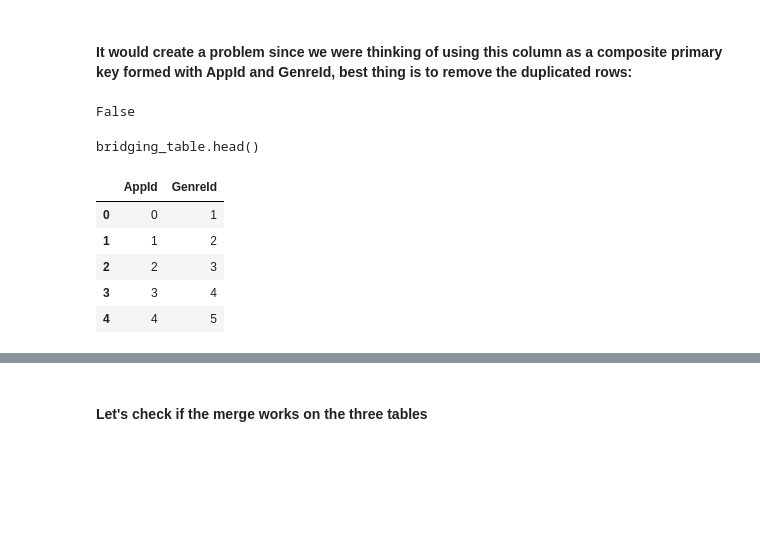
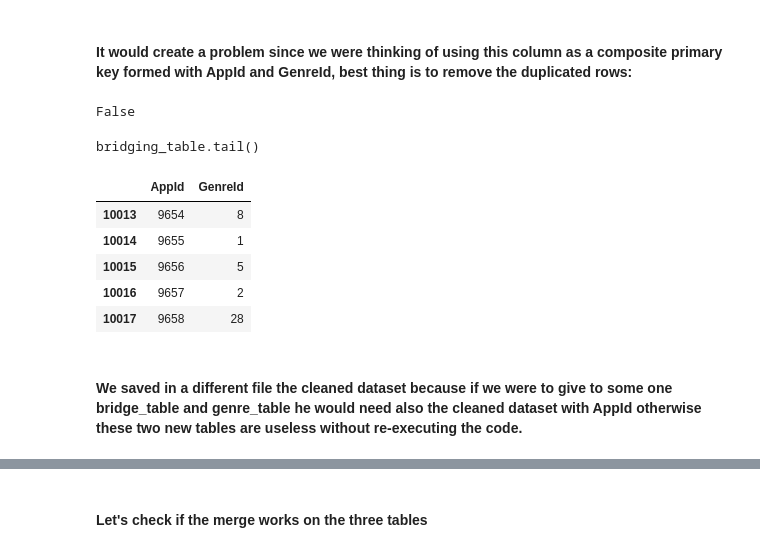
Before and after one commit to pkasela/FCS-Final_Project_846965, a Jupyter notebook: Solution_For_Exam.ipynb, the cells around one changed output, grey strips where cells are left out. Drawn from its saved outputs; the diff is of its cells as text; code cells hidden in the pictures; blank space fills up the shorter version.

```diff
--- a/Solution_For_Exam.ipynb
+++ b/Solution_For_Exam.ipynb
@@ -490,6 +503 @@ genre_table = pd.DataFrame(genre_unique).reset_index()
 genre_table.columns = ['GenreId','Genre']
-# %%
-#esthetic choise to make id start from 1 and not 0
-genre_table.GenreId = [x+1 for x in genre_table.GenreId]
-#Now we have a genre_table
-display("genre_table.head()")
@@ -567,21 +579,22 @@ googlestore.iloc[[157,353]]
 #### It would create a problem since we were thinking of using this column as a composite primary key formed with AppId and GenreId, best thing is to remove the duplicated rows:
 # %%
 bridging_table.drop_duplicates(inplace=True) #keeps the first and removes only if same value for each column
-# %%
-bridging_table.duplicated().any()
-# %% [output]
-False
+# %%
+#Checking again if there are still some duplicates (there shouldn't be)
+bridging_table.duplicated().any()
+# %% [output]
+False
 # %%
 #In the bridging table we don't need the app name we use AppId a better key and the same for Genre
 bridging_table=bridging_table.reset_index().drop(['App','Genre','index'],axis = 1)
-display("bridging_table.head()")
+display("bridging_table.tail()")
 # %% [output]
-bridging_table.head()
+bridging_table.tail()
 |  | AppId | GenreId |
-| 0 | 0 | 1 |
-| 1 | 1 | 2 |
-| 2 | 2 | 3 |
-| 3 | 3 | 4 |
-| 4 | 4 | 5 |
+| 10013 | 9654 | 8 |
+| 10014 | 9655 | 1 |
+| 10015 | 9656 | 5 |
+| 10016 | 9657 | 2 |
+| 10017 | 9658 | 28 |
 # %%
 bridging_table.to_csv("./datasets/Bridging_table.csv",index=None)
@@ -588,3 +603,5 @@ bridging_table.to_csv("./datasets/Bridging_table.csv",index=None)
+# %% [markdown]
+#### We saved in a different file the cleaned dataset because if we were to give to some one bridge_table and genre_table he would need also the cleaned dataset with AppId otherwise these two new tables are useless without re-executing the code.
 # %%
 display("bridging_table","genre_table","googlestore[['App','Genres']]")
 # %% [output]
```
Also changed, not shown: parts of 29 cells of this notebook.
